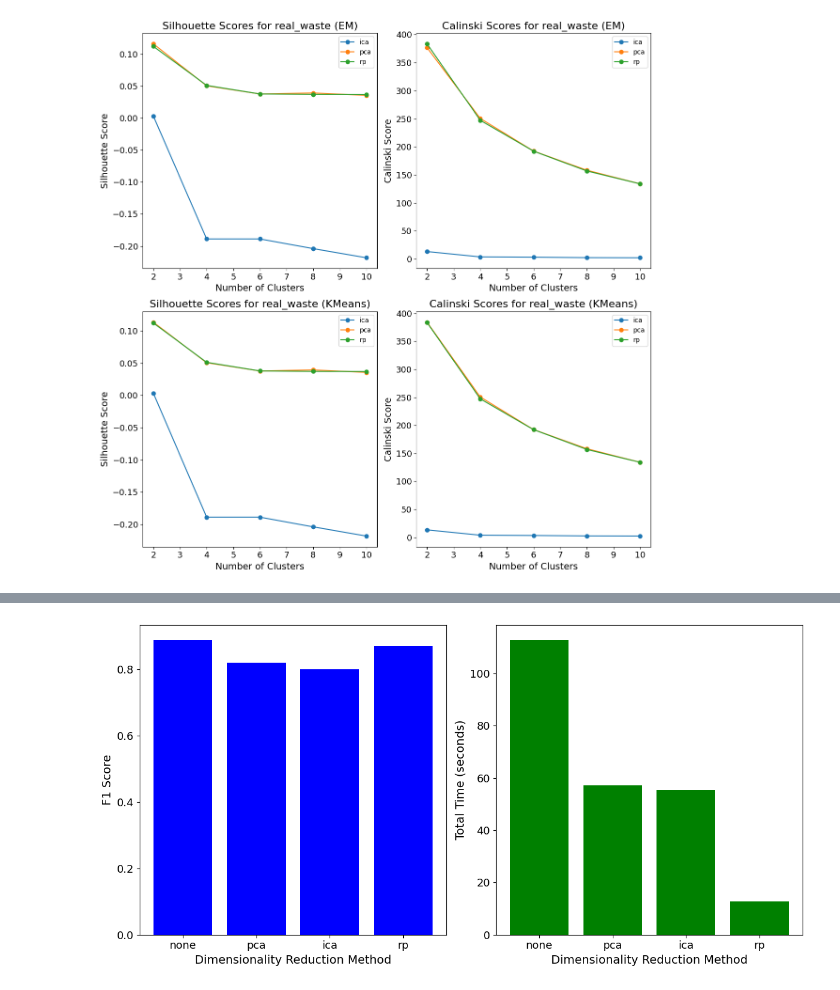
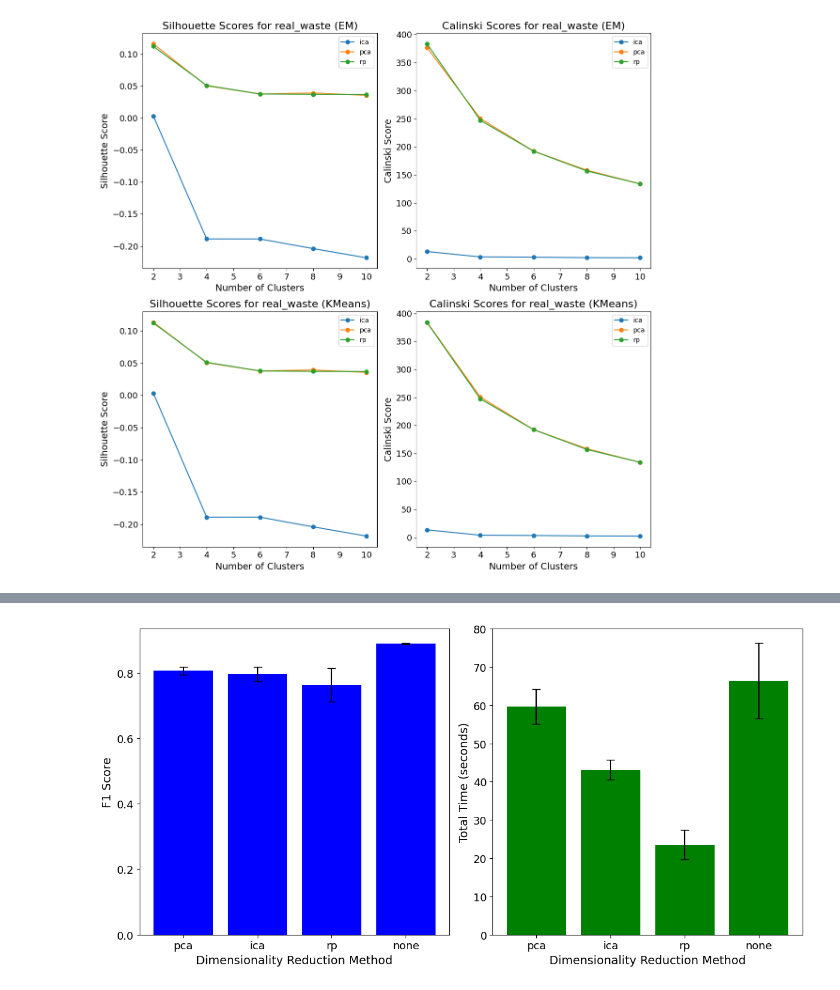
Before and after one commit to TimLampen/7641, a Jupyter notebook: a3/clustering.ipynb, the cells around one changed output, grey strips where cells are left out. Saved outputs shown, nothing was run; the diff lists cells and outputs as text; code cells hidden in the pictures.

```diff
--- a/a3/clustering.ipynb
+++ b/a3/clustering.ipynb
@@ -631,32 +728,40 @@ UFuncTypeError: ufunc 'less_equal' did not contain a loop with signature matchin
 # %%
 files = glob.glob('dim_red_nn_*.csv')
 latest_file = max(files, key=lambda x: int(x.split('_')[-1].split('.')[0]))
 result_df = pd.read_csv(latest_file)
 
 
 # Handle the None value in 'dim_red_time' column by replacing it with 0 for calculation purposes
 result_df['dim_red_time'] = result_df['dim_red_time'].fillna(0)
 
 # Create the combined time column
 result_df['total_time'] = result_df['dim_red_time'] + result_df['nn_time']
+result_df['dim_red'] = pd.Categorical(result_df['dim_red'], categories=['pca', 'ica', 'rp', 'none'], ordered=True)
+
+grouped = result_df.groupby('dim_red').agg({'f1': ['mean', 'std'], 'total_time': ['mean', 'std']})
 
 # Create the bar charts
+f1_means = grouped['f1']['mean']
+f1_stds = grouped['f1']['std']
+time_means = grouped['total_time']['mean']
+time_stds = grouped['total_time']['std']
+
+# Create the bar charts with error bars
 fig, axes = plt.subplots(nrows=1, ncols=2, figsize=(12, 6))
 
 # Plot the f1-score chart
-axes[0].bar(result_df['dim_red'], result_df['f1'], color='blue')
+axes[0].bar(f1_means.index, f1_means, yerr=f1_stds, color='blue', capsize=5)
 axes[0].set_xlabel('Dimensionality Reduction Method', fontsize=14)
 axes[0].set_ylabel('F1 Score', fontsize=14)
-axes[0].tick_params(axis='both', which='major',labelsize=13)
+axes[0].tick_params(axis='both', which='major', labelsize=13)
 
 # Plot the total time chart
-axes[1].bar(result_df['dim_red'], result_df['total_time'], color='green')
+axes[1].bar(time_means.index, time_means, yerr=time_stds, color='green', capsize=5)
 axes[1].set_xlabel('Dimensionality Reduction Method', fontsize=14)
 axes[1].set_ylabel('Total Time (seconds)', fontsize=14)
-axes[1].tick_params(axis='both', which='major',labelsize=13)
-
+axes[1].tick_params(axis='both', which='major', labelsize=13)
 
 plt.tight_layout()
 plt.show()
 # %% [output]
-[figure, old version]
+[figure, new version]
```
Also changed, not shown: parts of 31 cells of this notebook, 21 other files.
